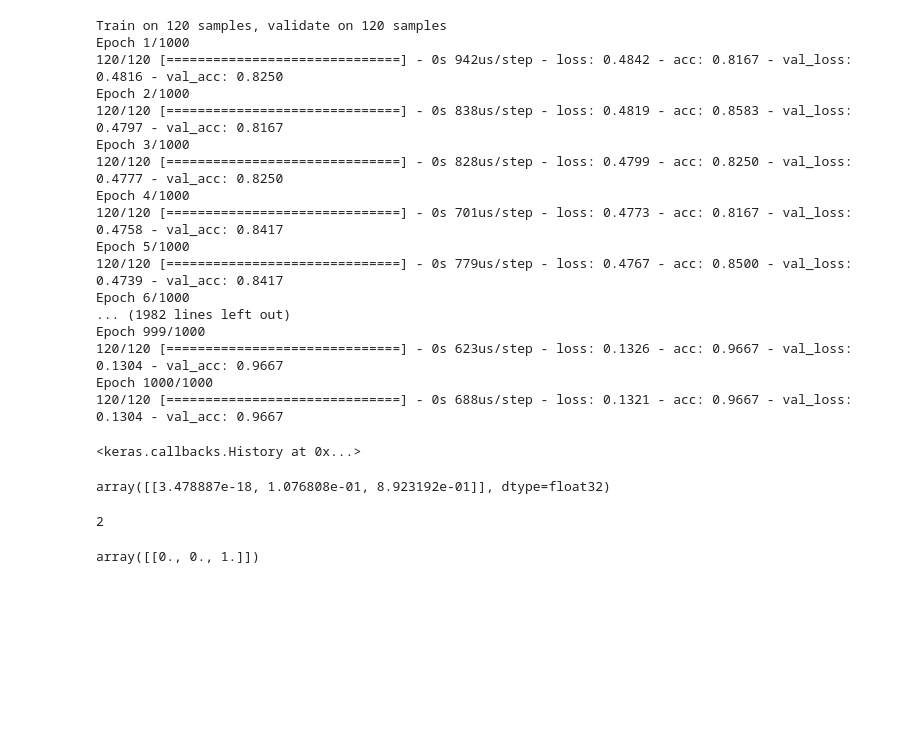
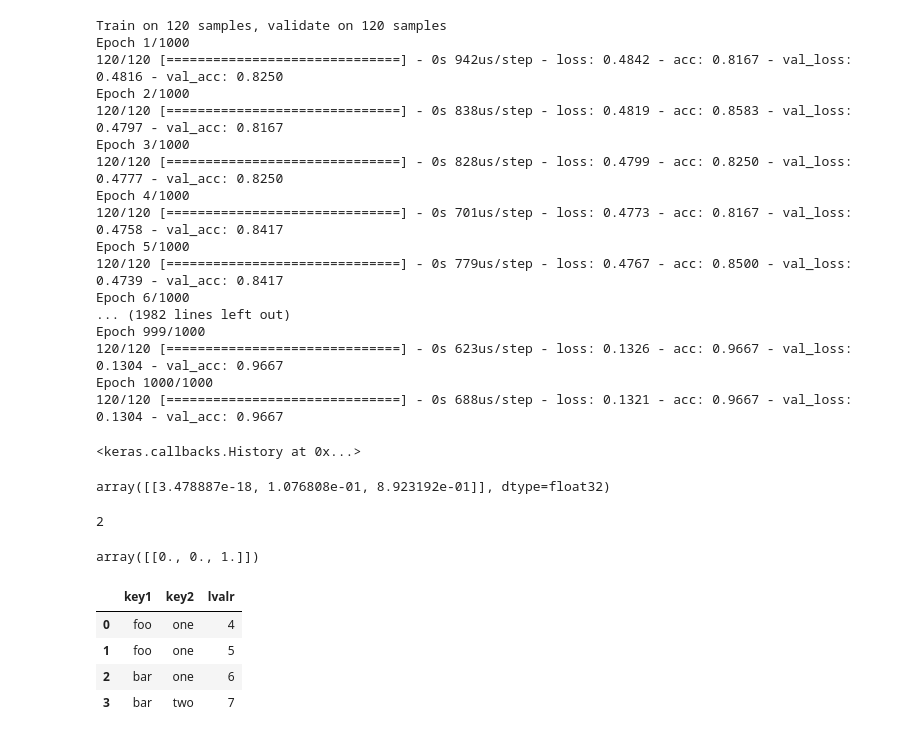
Before and after one commit to viewv/Data-Science, a Jupyter notebook: KerasDocLearn/iris.ipynb, the cells around one changed output. Cells and saved outputs as stored; diff of their text form; code cells hidden in the pictures; blank space fills up the shorter version.

```diff
--- a/KerasDocLearn/iris.ipynb
+++ b/KerasDocLearn/iris.ipynb
@@ -170,0 +187,8 @@ array([[0., 0., 1.]])
+# %%
+right
+# %% [output]
+|  | key1 | key2 | lvalr |
+| 0 | foo | one | 4 |
+| 1 | foo | one | 5 |
+| 2 | bar | one | 6 |
+| 3 | bar | two | 7 |
```
Also changed, not shown: parts of 7 cells of this notebook, 5 other files.
